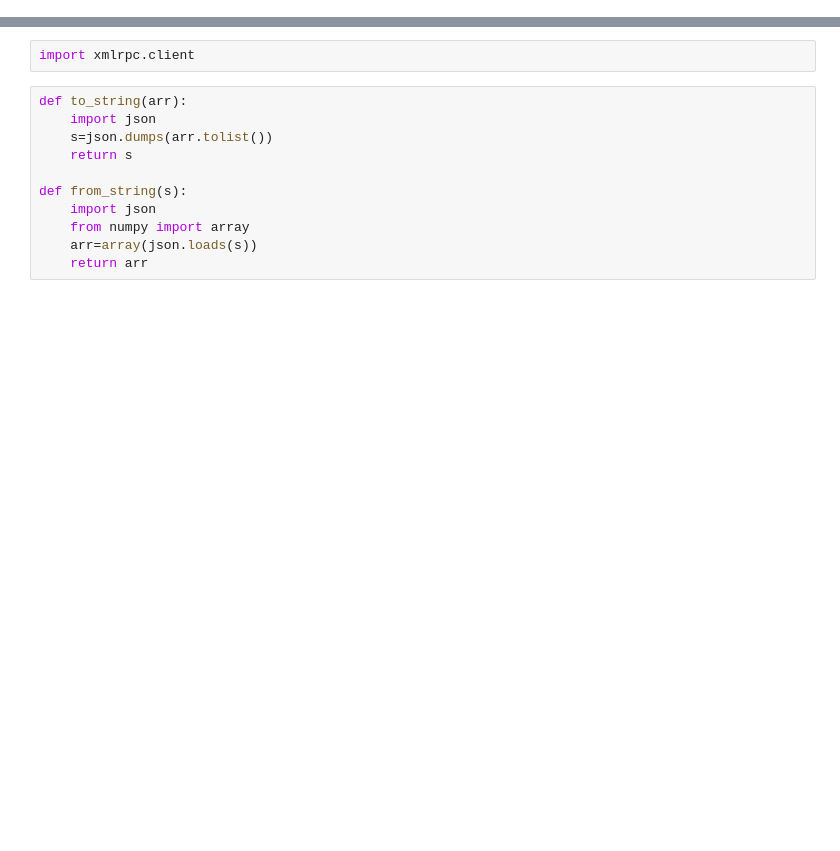
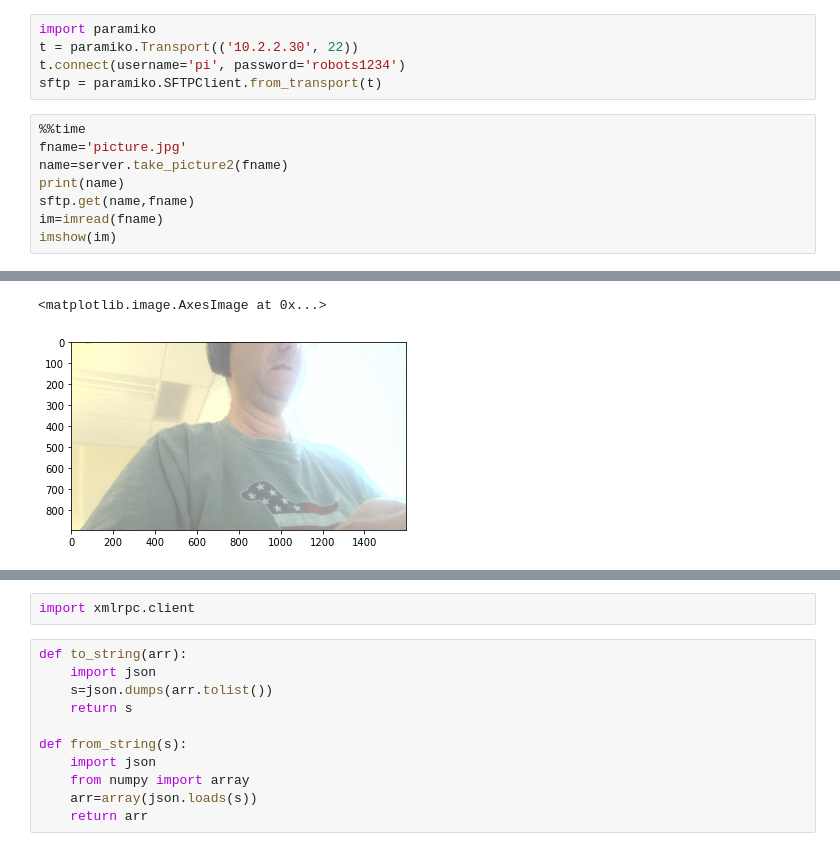
Before and after one commit to bblais/AI-and-Robotics-Fall-2022-Class-Notebooks, a Jupyter notebook: Sprint #5 - Misc/RPC_On_Laptop.ipynb, the cells around one changed output, grey strips where cells are left out. Cells and saved outputs as stored; diff of their text form; blank space fills up the shorter version.

```diff
--- a/Sprint #5 - Misc/RPC_On_Laptop.ipynb
+++ b/Sprint #5 - Misc/RPC_On_Laptop.ipynb
@@ -3,0 +37,14 @@ from pylab import *
+# %%
+import paramiko
+t = paramiko.Transport(('10.2.2.30', 22))
+t.connect(username='pi', password='robots1234')
+sftp = paramiko.SFTPClient.from_transport(t)
+# %%
+%%time
+fname='picture.jpg'
+name=server.take_picture2(fname)
+print(name)
+sftp.get(name,fname)
+im=imread(fname)
+imshow(im)
+# %% [output]
@@ -3,0 +54,2 @@ from pylab import *
+<matplotlib.image.AxesImage at 0x...>
+[figure, added]
```
Also changed, not shown: parts of 13 cells of this notebook, 5 other files.
